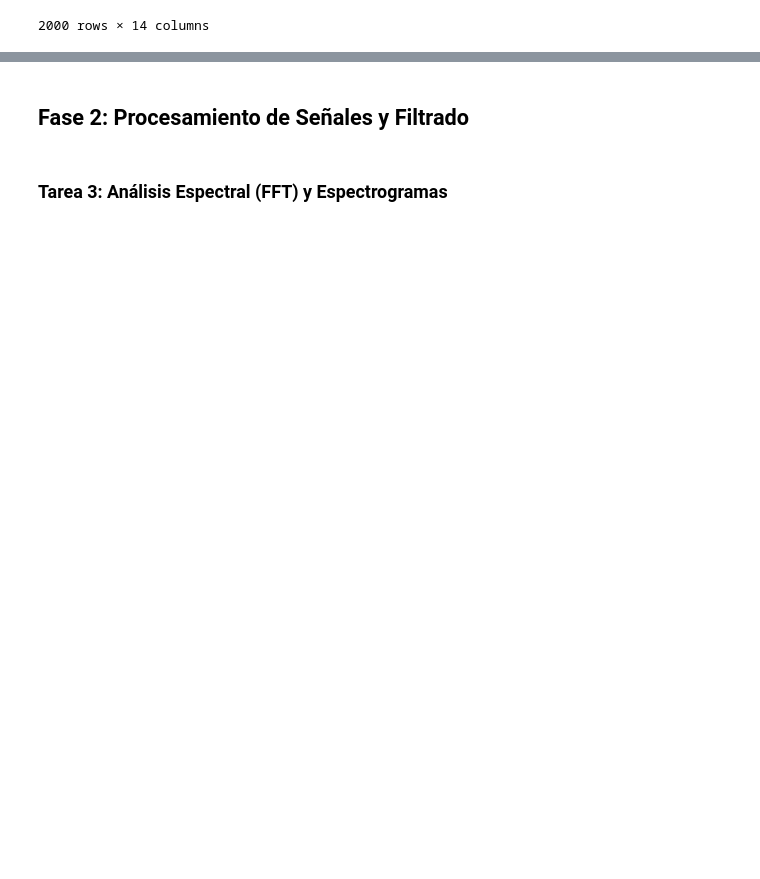
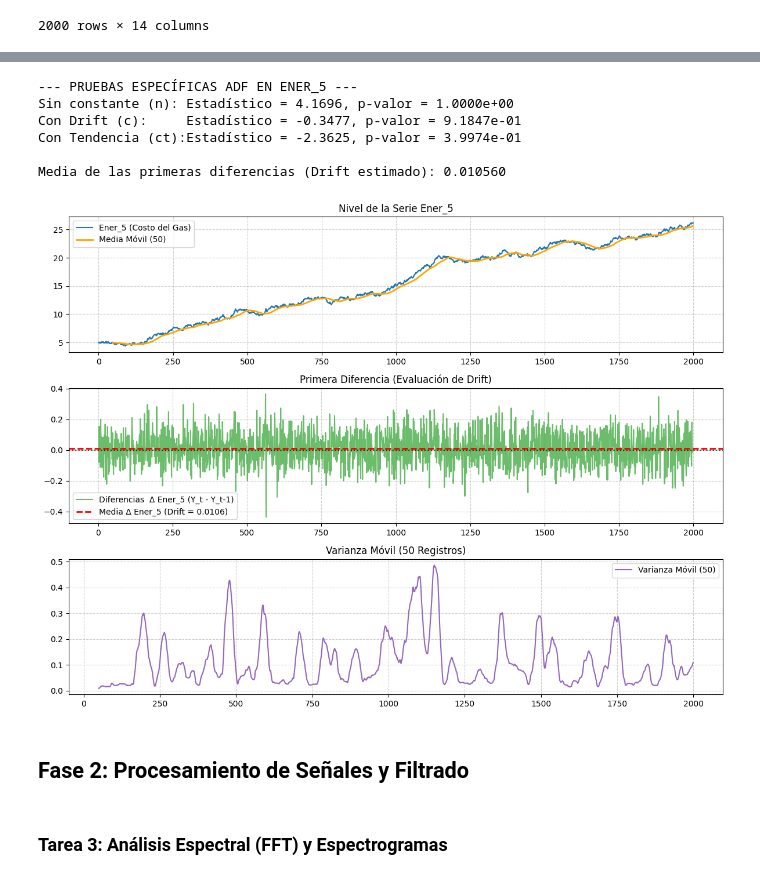
Before and after one commit to nceballosp/los_falsos_positivos_taller_practico_03, a Jupyter notebook: notebooks/taller_practico_03.ipynb, the cells around one changed output, grey strips where cells are left out. Drawn from its saved outputs; the diff is of its cells as text; code cells hidden in the pictures; blank space fills up the shorter version.

```diff
--- a/notebooks/taller_practico_03.ipynb
+++ b/notebooks/taller_practico_03.ipynb
@@ -75,3 +214,54 @@ df_ener
+# %%
+ener5 = df_ener['Ener_5'].dropna()
+diff_ener5 = ener5.diff().dropna()
+
+# 1. Ajuste de especificaciones ADF para Ener_5
+res_n = adfuller(ener5, regression='n')   # Sin constante (Pure Random Walk)
+res_c = adfuller(ener5, regression='c')   # Con constante/drift
+res_ct = adfuller(ener5, regression='ct') # Con constante y tendencia lineal
+
+print("--- PRUEBAS ESPECÍFICAS ADF EN ENER_5 ---")
+print(f"Sin constante (n): Estadístico = {res_n[0]:.4f}, p-valor = {res_n[1]:.4e}")
+print(f"Con Drift (c):     Estadístico = {res_c[0]:.4f}, p-valor = {res_c[1]:.4e}")
+print(f"Con Tendencia (ct):Estadístico = {res_ct[0]:.4f}, p-valor = {res_ct[1]:.4e}")
+
+mean_diff = diff_ener5.mean()
+print(f"\nMedia de las primeras diferencias (Drift estimado): {mean_diff:.6f}")
+
+# 2. Visualización
+fig, axes = plt.subplots(3, 1, figsize=(12, 9))
+
+# Subplot 1: Serie Ener_5 y Media Móvil (50)
+axes[0].plot(ener5, color='tab:blue', label='Ener_5 (Costo del Gas)')
+axes[0].plot(ener5.rolling(50).mean(), color='orange', linewidth=2, label='Media Móvil (50)')
+axes[0].set_title('Nivel de la Serie Ener_5')
+axes[0].legend()
+axes[0].grid(True, linestyle='--', alpha=0.6)
+
+# Subplot 2: Primeras Diferencias (Δ Ener_5) y su Drift Estimado
+axes[1].plot(diff_ener5, color='tab:green', alpha=0.7, label='Diferencias  Δ Ener_5 (Y_t - Y_t-1)')
+axes[1].axhline(mean_diff, color='red', linestyle='--', linewidth=2, label=f'Media Δ Ener_5 (Drift = {mean_diff:.4f})')
+axes[1].axhline(0, color='black', linestyle=':', alpha=0.7)
+axes[1].set_title('Primera Diferencia (Evaluación de Drift)')
+axes[1].legend()
+axes[1].grid(True, linestyle='--', alpha=0.6)
+
+# Subplot 3: Varianza Móvil (50) de la Serie en Nivel
+axes[2].plot(ener5.rolling(50).var(), color='tab:purple', label='Varianza Móvil (50)')
+axes[2].set_title('Varianza Móvil (50 Registros)')
+axes[2].legend()
+axes[2].grid(True, linestyle='--', alpha=0.6)
+
+plt.tight_layout()
+plt.show()
+# %% [output]
+--- PRUEBAS ESPECÍFICAS ADF EN ENER_5 ---
+Sin constante (n): Estadístico = 4.1696, p-valor = 1.0000e+00
+Con Drift (c):     Estadístico = -0.3477, p-valor = 9.1847e-01
+Con Tendencia (ct):Estadístico = -2.3625, p-valor = 3.9974e-01
+
+Media de las primeras diferencias (Drift estimado): 0.010560
+[figure, added]
 # %% [markdown]
 ## Fase 2: Procesamiento de Señales y Filtrado
 # %% [markdown]
```
Also changed, not shown: parts of 12 cells of this notebook.
